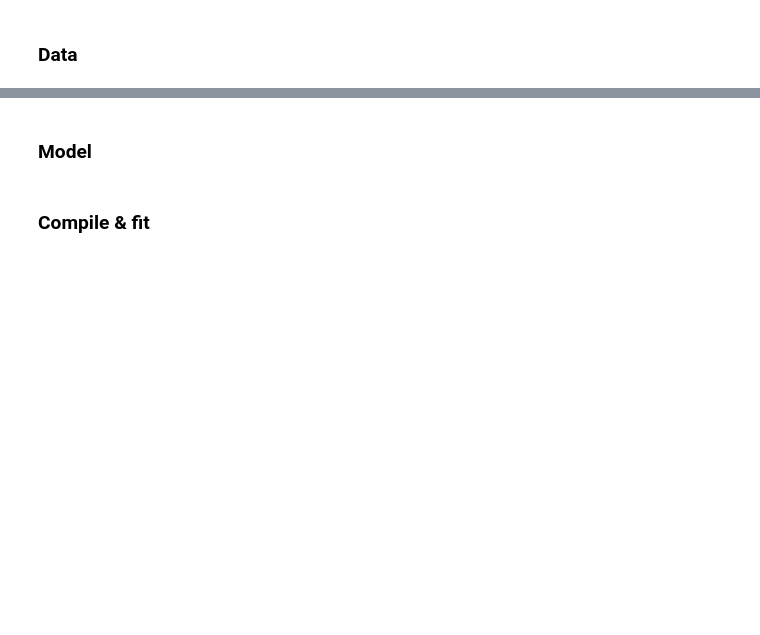
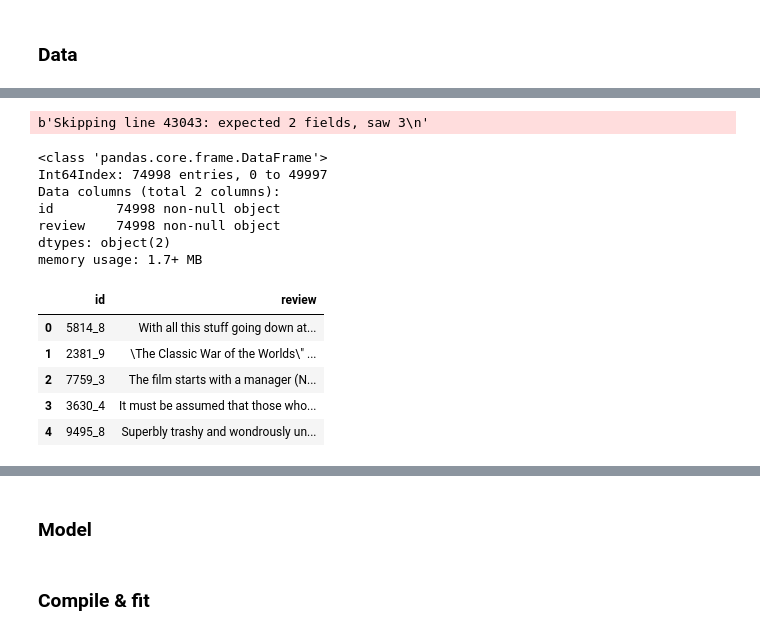
Before and after one commit to danylokos/kg-reviews, a Jupyter notebook: kg-reviews.ipynb, the cells around one changed output, grey strips where cells are left out. Cells and saved outputs as stored; diff of their text form; code cells hidden in the pictures; blank space fills up the shorter version.

```diff
--- a/kg-reviews.ipynb
+++ b/kg-reviews.ipynb
@@ -106,0 +88,22 @@ max len: 100
+# %%
+ltd = pd.read_csv('kg-data/labeledTrainData.tsv', sep='\t')
+ltd = ltd.drop('sentiment', axis=1)
+utd = pd.read_csv('kg-data/unlabeledTrainData.tsv', sep='\t', error_bad_lines=False)
+corpus = pd.concat([ltd, utd])
+corpus.info()
+corpus.head()
+# %% [output]
+b'Skipping line 43043: expected 2 fields, saw 3\n'
+<class 'pandas.core.frame.DataFrame'>
+Int64Index: 74998 entries, 0 to 49997
+Data columns (total 2 columns):
+id        74998 non-null object
+review    74998 non-null object
+dtypes: object(2)
+memory usage: 1.7+ MB
+|  | id | review |
+| 0 | 5814_8 | With all this stuff going down at... |
+| 1 | 2381_9 | \The Classic War of the Worlds\" ... |
+| 2 | 7759_3 | The film starts with a manager (N... |
+| 3 | 3630_4 | It must be assumed that those who... |
+| 4 | 9495_8 | Superbly trashy and wondrously un... |
```
Also changed, not shown: parts of 38 cells of this notebook, 1 other file.
